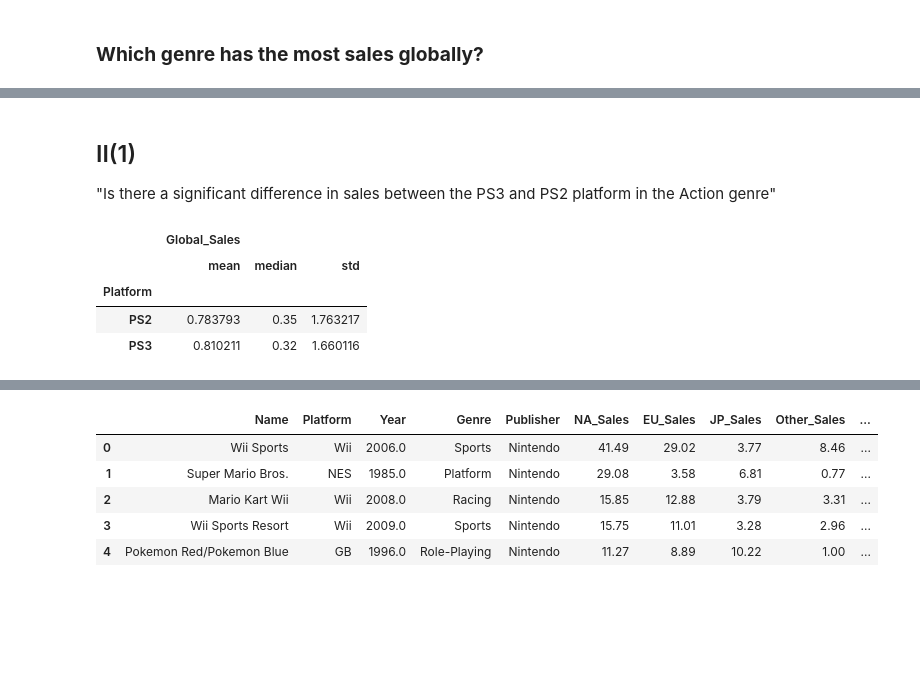
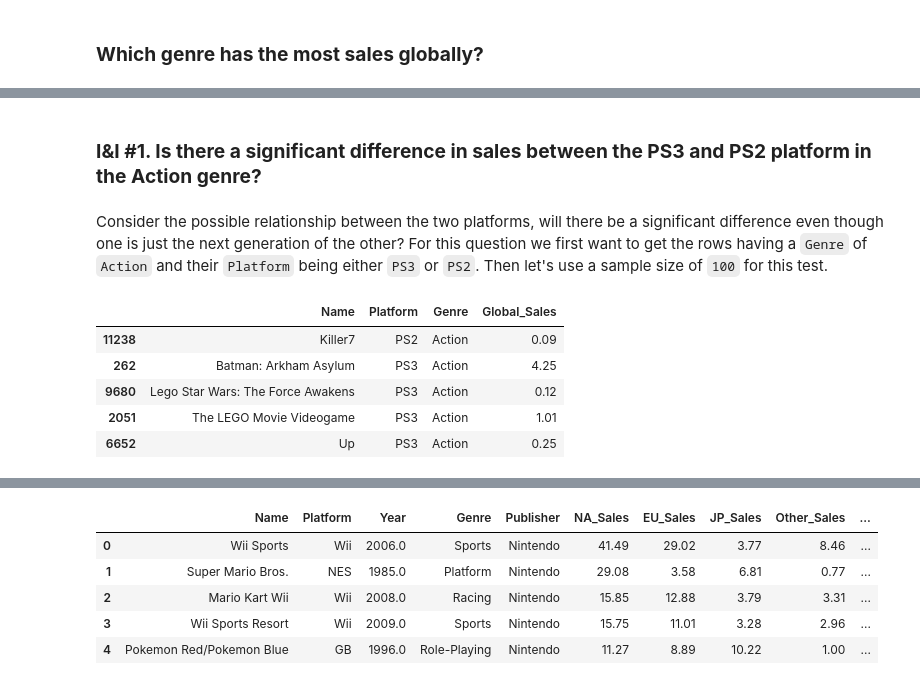
Before and after one commit to akiescarraga/CSMODELCaseStudyTBD, a Jupyter notebook: TBD_CaseStudy.ipynb, the cells around one changed output, grey strips where cells are left out. Drawn from its saved outputs; the diff is of its cells as text; code cells hidden in the pictures; blank space fills up the shorter version.

```diff
--- a/TBD_CaseStudy.ipynb
+++ b/TBD_CaseStudy.ipynb
@@ -67,0 +63,7 @@ For now, we can change these values into `NaN` as their other variables could st
+# %%
+# Removing the Rank variable
+vgsales_df = vgsales_df.drop(["Rank"], axis=1)
+
+# Removing Years that are greater than 2016
+vgsales_df = vgsales_df[vgsales_df.Year < 2017]
+vgsales_df.head()
@@ -165,18 +202,22 @@ After further visualizing and understanding the Exploratory data, further invest
 # %% [markdown]
-## II(1)
-
-"Is there a significant difference in sales between the PS3 and PS2 platform in the Action genre"
+### **I&I #1. Is there a significant difference in sales between the PS3 and PS2 platform in the Action genre?**
+# %% [markdown]
+Consider the possible relationship between the two platforms, will there be a significant difference even though one is just the next generation of the other? For this question we first want to get the rows having a `Genre` of `Action` and their `Platform` being either `PS3` or `PS2`. Then let's use a sample size of `100` for this test.
 # %%
 #Removes the columns of the unnecessary data
-sig_diff_df = new_df.drop(["Rank", "Year", "Publisher","NA_Sales","EU_Sales", "JP_Sales", "Other_Sales"], axis=1)
+action_df = vgsales_df.drop(["Year", "Publisher","NA_Sales","EU_Sales", "JP_Sales", "Other_Sales"], axis=1)
 
 #Removes the rows of the unnecessary data
-sig_diff_df = sig_diff_df[(sig_diff_df['Genre'] == 'Action' )&((sig_diff_df['Platform'] == 'PS2' ) | (sig_diff_df['Platform'] == 'PS3' ))]
+action_df = action_df[(action_df['Genre'] == 'Action') & ((action_df['Platform'] == 'PS3') | (action_df['Platform'] == 'PS2'))]
 
-sig_diff_df.groupby("Platform").agg({"Global_Sales": ["mean", "median", "std"]})
+n = 300 # sample size
+
+action_sample_df = action_df.sample(n)
+action_sample_df.head()
 # %% [output]
-|  | Global_Sales |  |  |
-|  | mean | median | std |
-| Platform |  |  |  |
-| PS2 | 0.783793 | 0.35 | 1.763217 |
-| PS3 | 0.810211 | 0.32 | 1.660116 |
+|  | Name | Platform | Genre | Global_Sales |
+| 11238 | Killer7 | PS2 | Action | 0.09 |
+| 262 | Batman: Arkham Asylum | PS3 | Action | 4.25 |
+| 9680 | Lego Star Wars: The Force Awakens | PS3 | Action | 0.12 |
+| 2051 | The LEGO Movie Videogame | PS3 | Action | 1.01 |
+| 6652 | Up | PS3 | Action | 0.25 |
```
Also changed, not shown: parts of 32 cells of this notebook.
